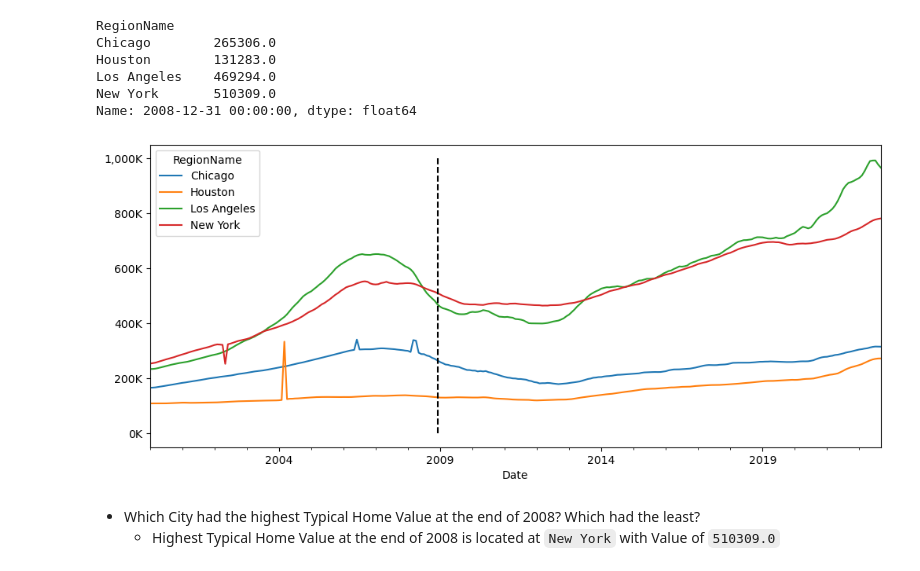
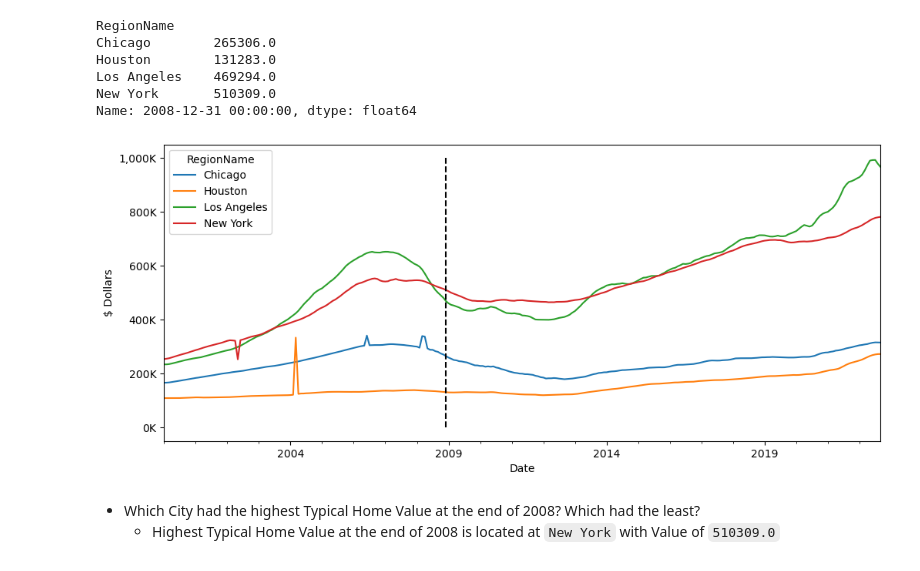
Before and after one commit to KDcodePy/Preparing-Time-Series-from-Wide-Form-Data, a Jupyter notebook: Melting_DataFrame.ipynb, the cells around one changed output. Drawn from its saved outputs; the diff is of its cells as text; code cells hidden in the pictures.

```diff
--- a/Melting_DataFrame.ipynb
+++ b/Melting_DataFrame.ipynb
@@ -215,11 +216,12 @@ Name: 2008-12-31 00:00:00, dtype: float64
 # %%
 # Plot all cities
 fig, ax = plt.subplots(figsize=(12,5))
 unstacked.plot(ax=ax)
 ax.vlines(index_2008,0,1000000, colors='k', linestyles='dashed')
 ax.yaxis.set_major_formatter(fmt_thous)
+ax.set_ylabel('$ Dollars');
 # %% [output]
-[figure, old version]
+[figure, new version]
 # %% [markdown]
 - Which City had the highest Typical Home Value at the end of 2008? Which had the least?
     - Highest Typical Home Value at the end of 2008 is located at `New York` with Value of `510309.0`
```
Also changed, not shown: parts of 2 cells of this notebook.
